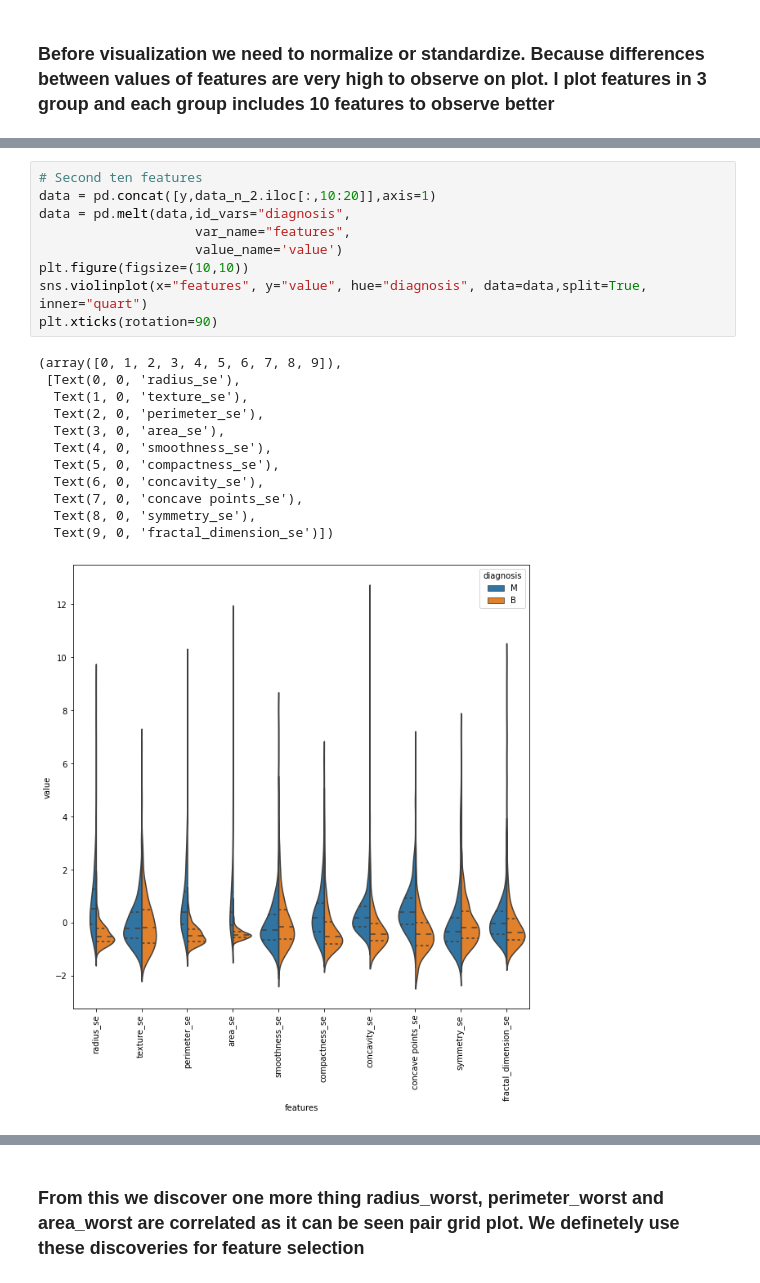
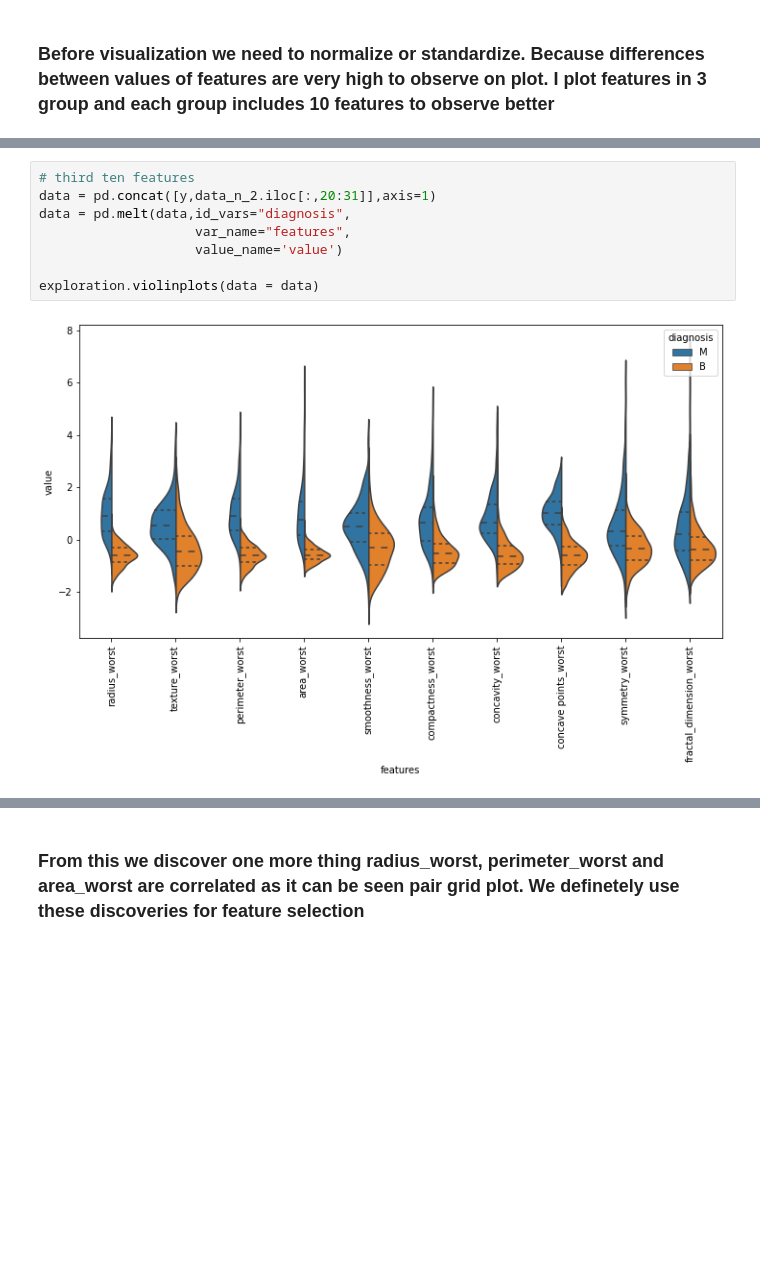
Before and after one commit to nebasam/Industry---Casualty-Challenge, a Jupyter notebook: notebook/feature.ipynb, the cells around one changed output, grey strips where cells are left out. Saved outputs shown, nothing was run; the diff lists cells and outputs as text; blank space fills up the shorter version.

Commit message:
refactors exploration.ipynb

```diff
--- a/notebook/feature.ipynb
+++ b/notebook/feature.ipynb
@@ -117,22 +117,10 @@ plt.xticks(rotation=90)
 # %%
-# Second ten features
-data = pd.concat([y,data_n_2.iloc[:,10:20]],axis=1)
+# third ten features
+data = pd.concat([y,data_n_2.iloc[:,20:31]],axis=1)
 data = pd.melt(data,id_vars="diagnosis",
                     var_name="features",
                     value_name='value')
-plt.figure(figsize=(10,10))
-sns.violinplot(x="features", y="value", hue="diagnosis", data=data,split=True, inner="quart")
-plt.xticks(rotation=90)
+
+exploration.violinplots(data = data)
 # %% [output]
-(array([0, 1, 2, 3, 4, 5, 6, 7, 8, 9]),
- [Text(0, 0, 'radius_se'),
-  Text(1, 0, 'texture_se'),
-  Text(2, 0, 'perimeter_se'),
-  Text(3, 0, 'area_se'),
-  Text(4, 0, 'smoothness_se'),
-  Text(5, 0, 'compactness_se'),
-  Text(6, 0, 'concavity_se'),
-  Text(7, 0, 'concave points_se'),
-  Text(8, 0, 'symmetry_se'),
-  Text(9, 0, 'fractal_dimension_se')])
-[figure, old version]
+[figure, new version]
```
Also changed, not shown: parts of 21 cells of this notebook, 2 other files.
